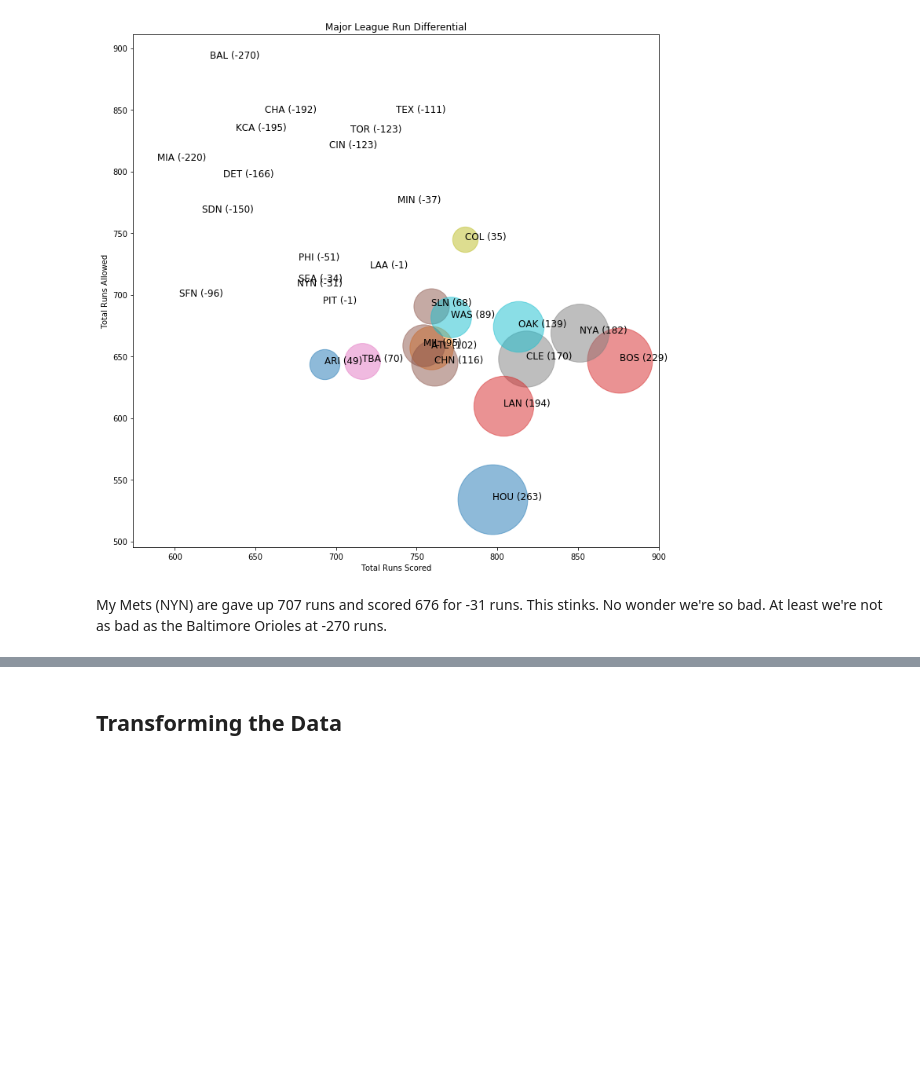
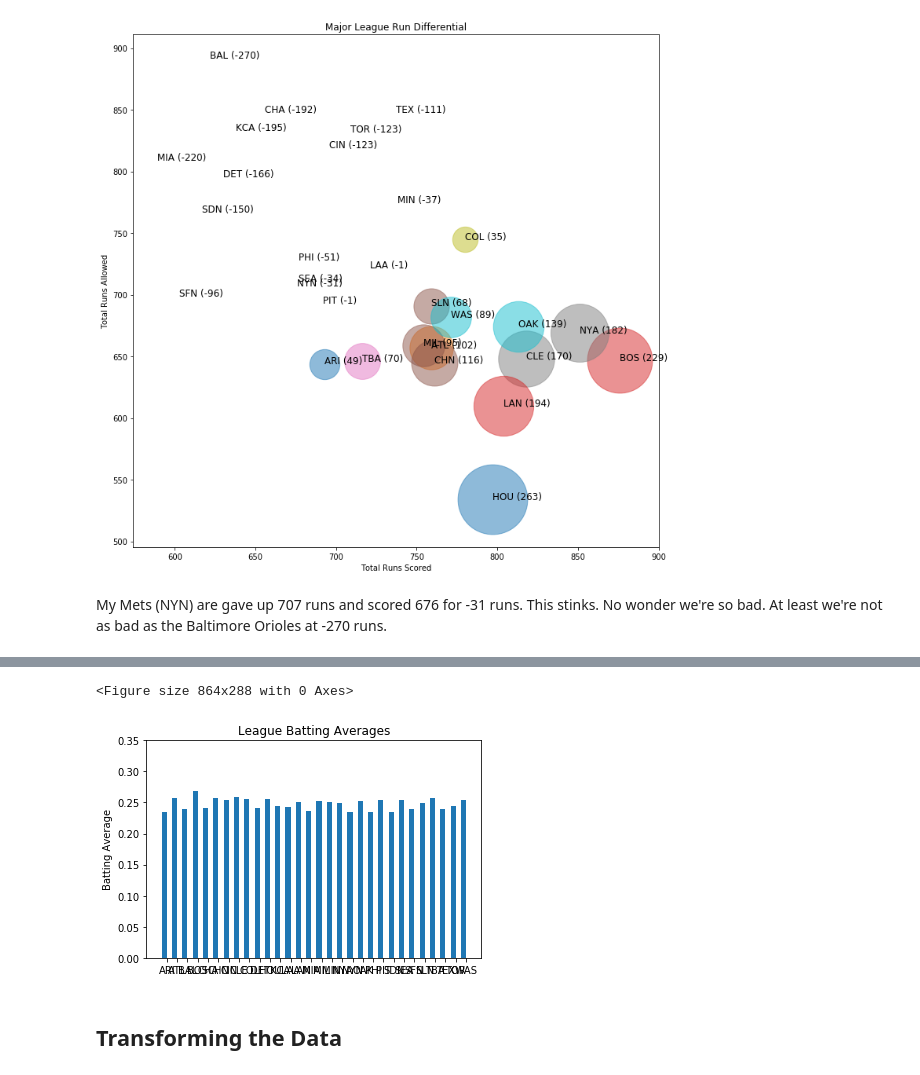
Before and after one commit to robertfg/python-class-project, a Jupyter notebook: python-class-project.ipynb, the cells around one changed output, grey strips where cells are left out. Saved outputs shown, nothing was run; the diff lists cells and outputs as text; code cells hidden in the pictures; blank space fills up the shorter version.

```diff
--- a/python-class-project.ipynb
+++ b/python-class-project.ipynb
@@ -427,3 +479,21 @@ My Mets (NYN) are gave up 707 runs and scored 676 for -31 runs.  This stinks.  N
+# %%
+plt.figure(figsize=(12, 4))
+
+# Keep Label locations and bar width
+
+fig, ax = plt.subplots()
+rects = ax.bar(x - width/2, ba, width)
+
+ax.set_ylabel('Batting Average')
+ax.set_title('League Batting Averages')
+ax.set_xticks(x)
+ax.set_xticklabels(labels)
+ax.set_yticks([0, 0.05, 0.10, 0.15, 0.20, 0.25, 0.30, 0.350])
+
+plt.show()
+# %% [output]
+<Figure size 864x288 with 0 Axes>
+[figure, added]
 # %% [markdown]
 ## Transforming the Data
 # %% [markdown]
```
Also changed, not shown: parts of 4 cells of this notebook.
